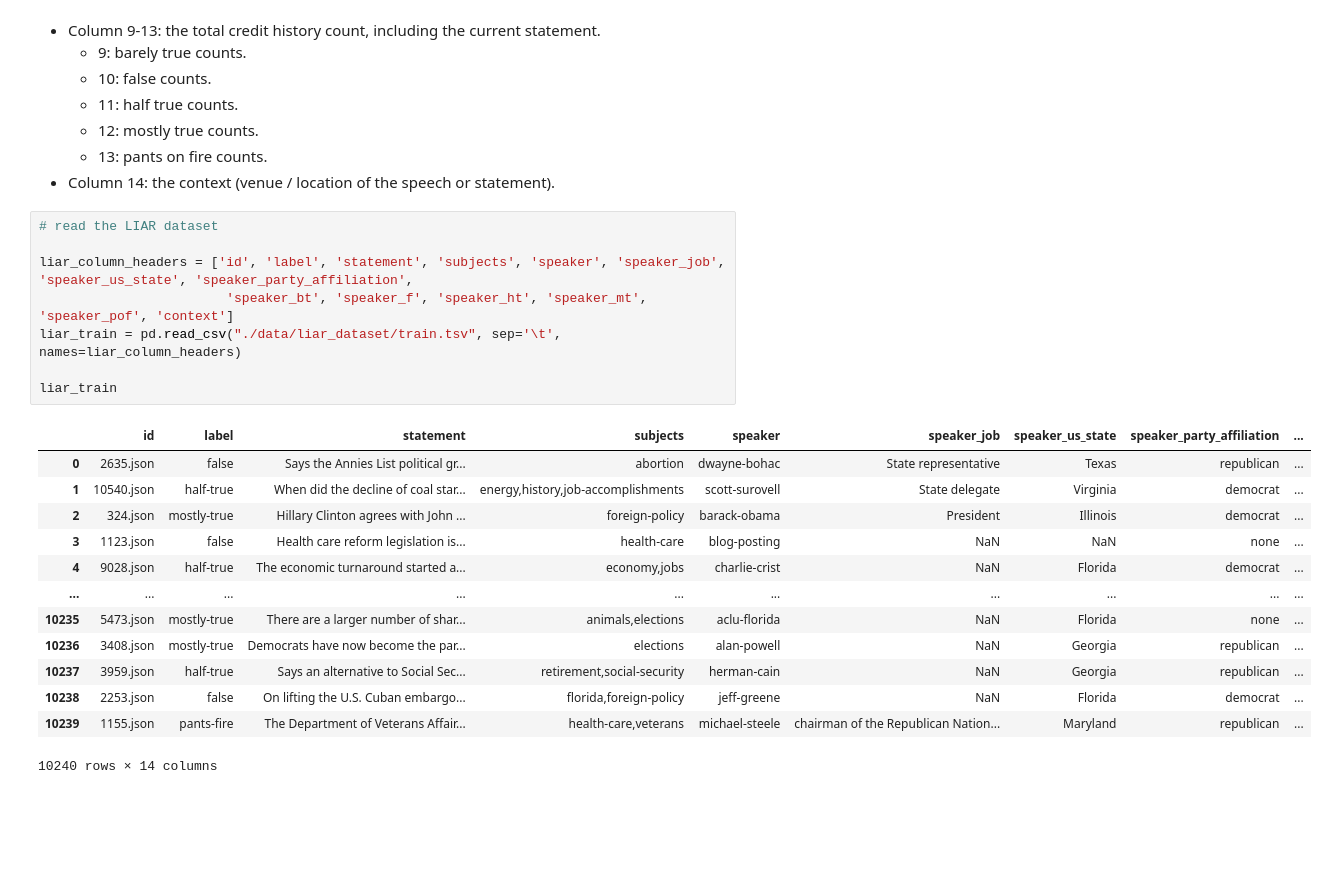
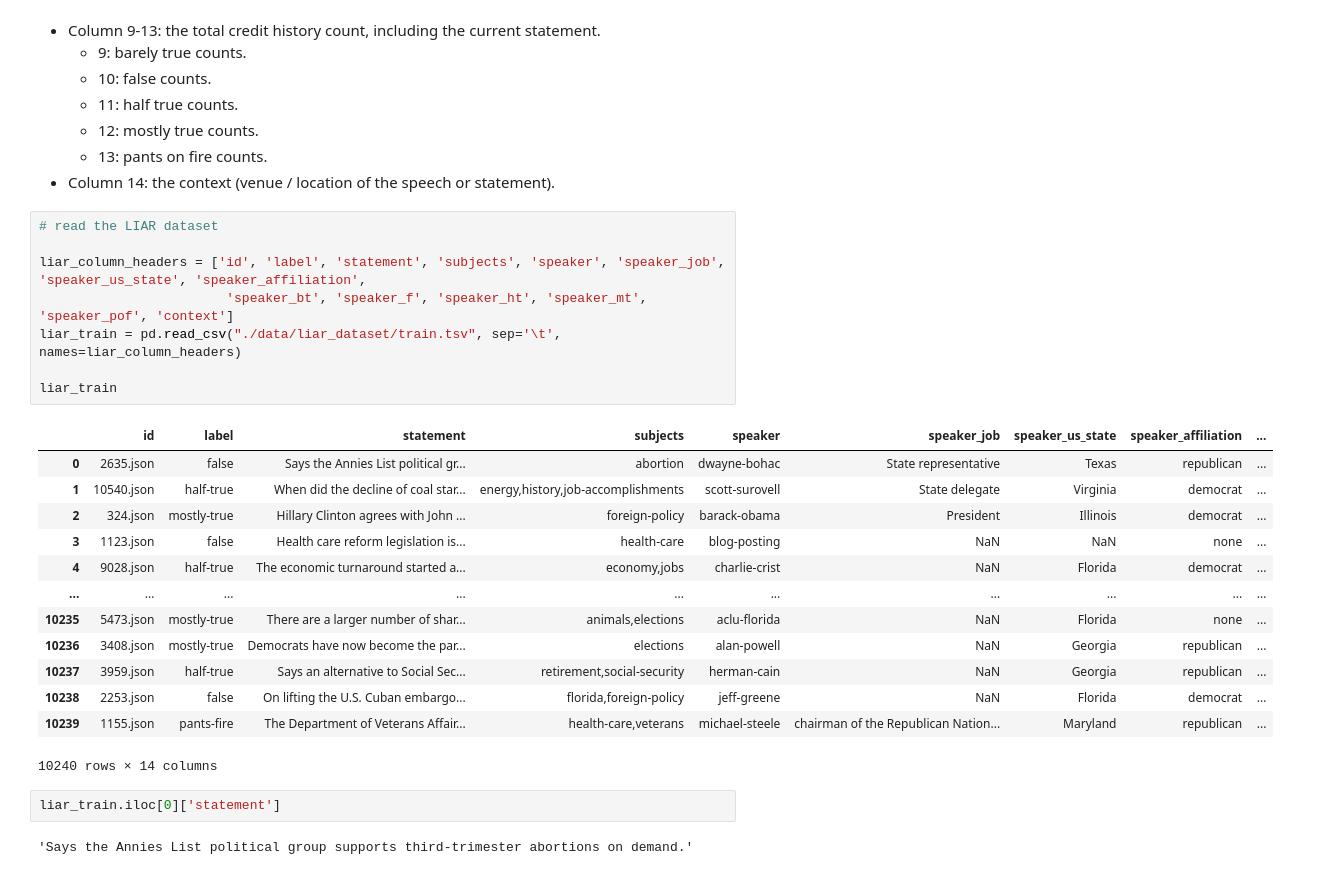
Before and after one commit to KunojiLym/metis_project_4, a Jupyter notebook: liar_eda.ipynb, the cells around one changed output. Drawn from its saved outputs; the diff is of its cells as text; blank space fills up the shorter version.

Commit message:
EDA on truth vals and affiliations

```diff
--- a/liar_eda.ipynb
+++ b/liar_eda.ipynb
@@ -26,13 +31,13 @@ From the README:
 # %%
 # read the LIAR dataset
 
-liar_column_headers = ['id', 'label', 'statement', 'subjects', 'speaker', 'speaker_job', 'speaker_us_state', 'speaker_party_affiliation',
+liar_column_headers = ['id', 'label', 'statement', 'subjects', 'speaker', 'speaker_job', 'speaker_us_state', 'speaker_affiliation',
                         'speaker_bt', 'speaker_f', 'speaker_ht', 'speaker_mt', 'speaker_pof', 'context']
 liar_train = pd.read_csv("./data/liar_dataset/train.tsv", sep='\t', names=liar_column_headers)
 
 liar_train
 # %% [output]
-|  | id | label | statement | subjects | speaker | speaker_job | speaker_us_state | speaker_party_affiliation | ... |
+|  | id | label | statement | subjects | speaker | speaker_job | speaker_us_state | speaker_affiliation | ... |
 | 0 | 2635.json | false | Says the Annies List political gr... | abortion | dwayne-bohac | State representative | Texas | republican | ... |
 | 1 | 10540.json | half-true | When did the decline of coal star... | energy,history,job-accomplishments | scott-surovell | State delegate | Virginia | democrat | ... |
 | 2 | 324.json | mostly-true | Hillary Clinton agrees with John ... | foreign-policy | barack-obama | President | Illinois | democrat | ... |
@@ -45,3 +50,7 @@ liar_train
 | 10238 | 2253.json | false | On lifting the U.S. Cuban embargo... | florida,foreign-policy | jeff-greene | NaN | Florida | democrat | ... |
 | 10239 | 1155.json | pants-fire | The Department of Veterans Affair... | health-care,veterans | michael-steele | chairman of the Republican Nation... | Maryland | republican | ... |
 10240 rows × 14 columns
+# %%
+liar_train.iloc[0]['statement']
+# %% [output]
+'Says the Annies List political group supports third-trimester abortions on demand.'
```
Also changed, not shown: parts of 5 cells of this notebook.
